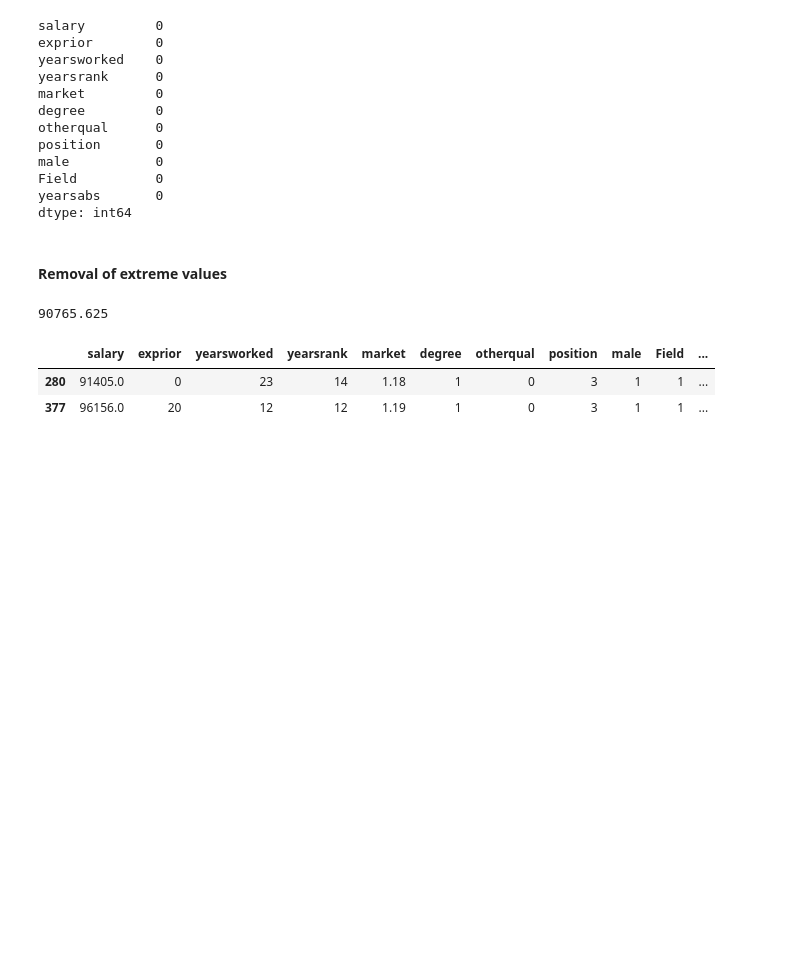
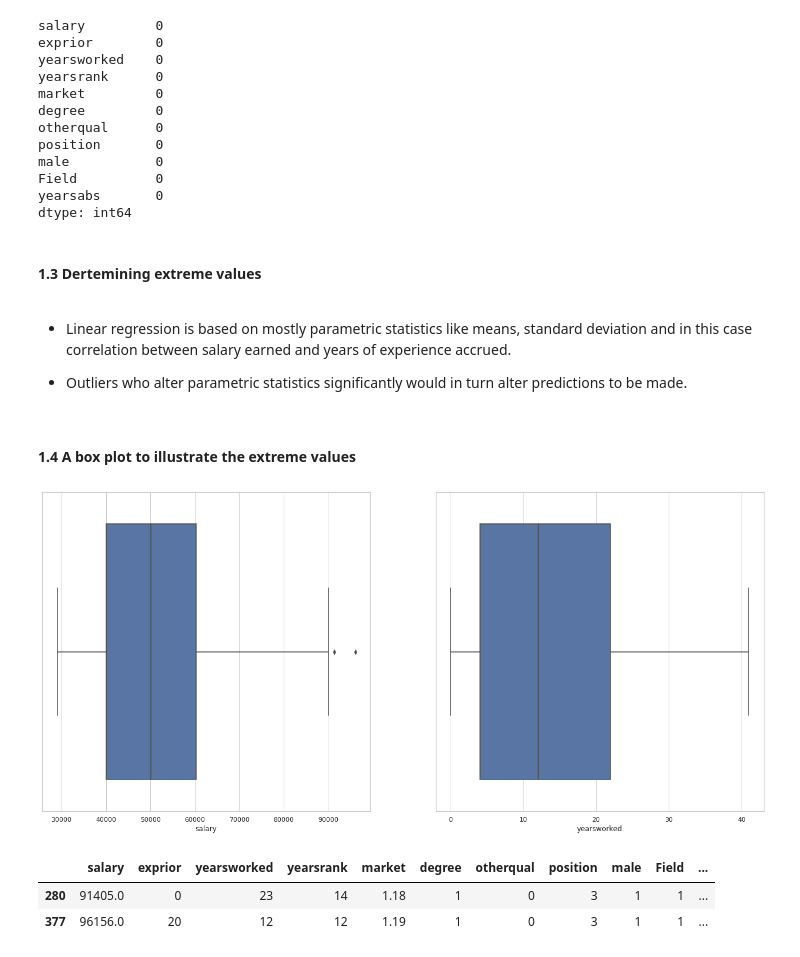
Before and after one commit to AllenMkandla/simple_linear_regression, a Jupyter notebook: linear_regression.ipynb, the cells around one changed output. Drawn from its saved outputs; the diff is of its cells as text; code cells hidden in the pictures; blank space fills up the shorter version.

```diff
--- a/linear_regression.ipynb
+++ b/linear_regression.ipynb
@@ -67,18 +72,33 @@ Field          0
 yearsabs       0
 dtype: int64
 # %% [markdown]
-#### Removal of extreme values
+#### 1.3 Dertemining extreme values
+# %% [markdown]
+* Linear regression is based on mostly parametric statistics like means, standard deviation and in this case correlation between salary earned and years of experience accrued.
+
+* Outliers who alter parametric statistics significantly would in turn alter predictions to be made.
 # %%
-# Removing
-#standard deviation above 2
+# Dertemining the outliers
+
+# calculating the 75th and 25th percentiles
 q75_train, q25_train = np.percentile(df_initial['salary'], [75 ,25])
+#calculating the interqurtile range
 iqr_train = q75_train - q25_train
+# creating limitations to dettermie outliers
 lower_train_bound = q25_train - iqr_train*1.5
 upper_train_bound = q75_train + iqr_train*1.5
-lower_train_bound
-upper_train_bound
-# %% [output]
-90765.625
+# %% [markdown]
+#### 1.4 A box plot to illustrate the extreme values
+# %%
+#Checking for extreme values
+sns.set()
+sns.set(style="whitegrid")
+fig, axes = plt.subplots(1,2, figsize=(22, 10))
+sns.boxplot(x=df_initial["salary"], ax=axes[0], data = df_initial)
+sns.boxplot(x=df_initial["yearsworked"], ax=axes[1],data = df_initial)
+plt.show()
+# %% [output]
+[figure, added]
 # %%
 df['Is_it_an_extreme'] = ['Yes' if i < lower_train_bound else 'Yes' if i > upper_train_bound else "No" for i in df_initial.salary]
 df_outliers = df[df.Is_it_an_extreme == 'Yes']
```
Also changed, not shown: parts of 57 cells of this notebook.
